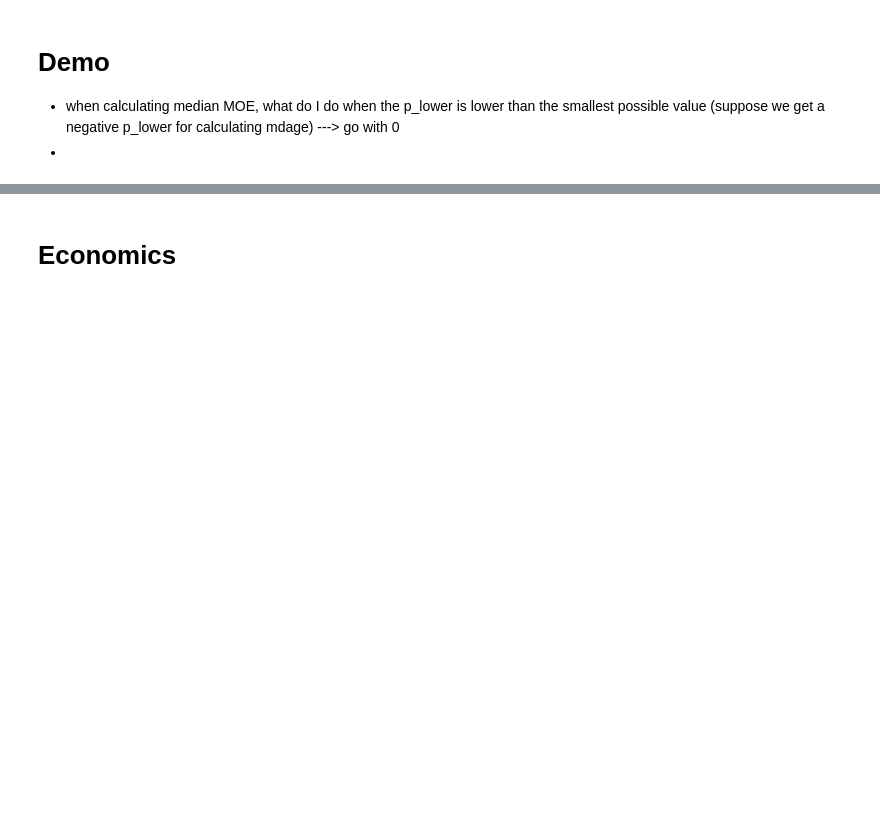
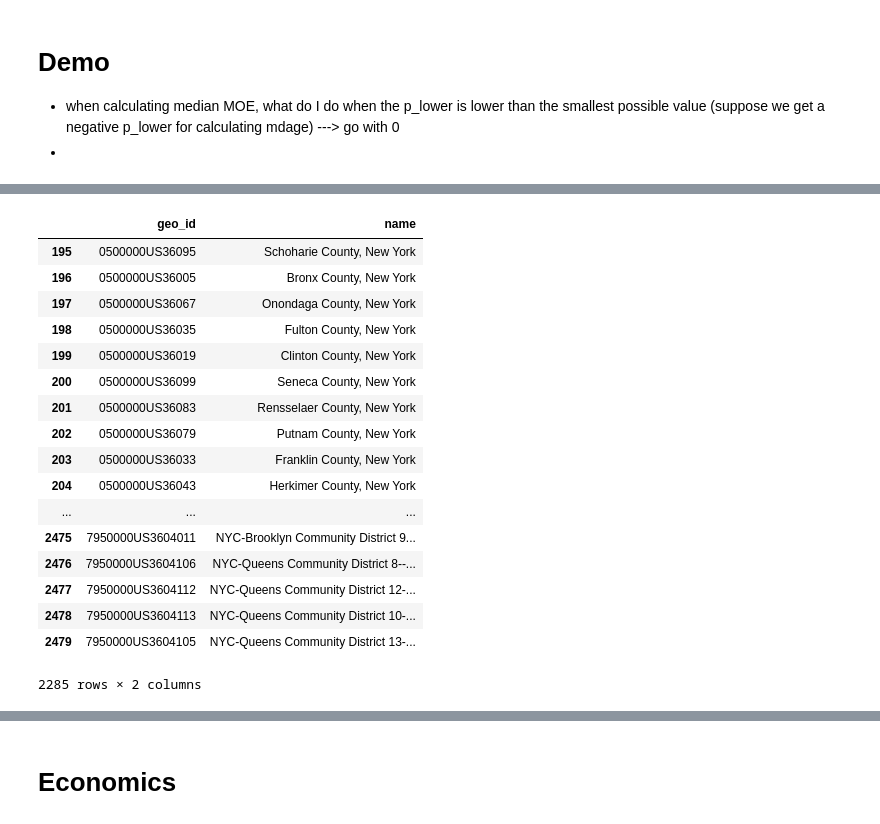
Before and after one commit to NYCPlanning/db-acs, a Jupyter notebook: calculate_median.ipynb, the cells around one changed output, grey strips where cells are left out. Drawn from its saved outputs; the diff is of its cells as text; code cells hidden in the pictures; blank space fills up the shorter version.

```diff
--- a/calculate_median.ipynb
+++ b/calculate_median.ipynb
@@ -319,0 +432,21 @@ df['mdagee'] = df.apply(lambda row: get_median(mdage, row), axis=1)
+# %%
+df.loc[df.name.str.contains('New York'), ['geo_id', 'name']]
+# %% [output]
+|  | geo_id | name |
+| 195 | 0500000US36095 | Schoharie County, New York |
+| 196 | 0500000US36005 | Bronx County, New York |
+| 197 | 0500000US36067 | Onondaga County, New York |
+| 198 | 0500000US36035 | Fulton County, New York |
+| 199 | 0500000US36019 | Clinton County, New York |
+| 200 | 0500000US36099 | Seneca County, New York |
+| 201 | 0500000US36083 | Rensselaer County, New York |
+| 202 | 0500000US36079 | Putnam County, New York |
+| 203 | 0500000US36033 | Franklin County, New York |
+| 204 | 0500000US36043 | Herkimer County, New York |
+| ... | ... | ... |
+| 2475 | 7950000US3604011 | NYC-Brooklyn Community District 9... |
+| 2476 | 7950000US3604106 | NYC-Queens Community District 8--... |
+| 2477 | 7950000US3604112 | NYC-Queens Community District 12-... |
+| 2478 | 7950000US3604113 | NYC-Queens Community District 10-... |
+| 2479 | 7950000US3604105 | NYC-Queens Community District 13-... |
+2285 rows × 2 columns
```
Also changed, not shown: parts of 15 cells of this notebook, 3 other files.
